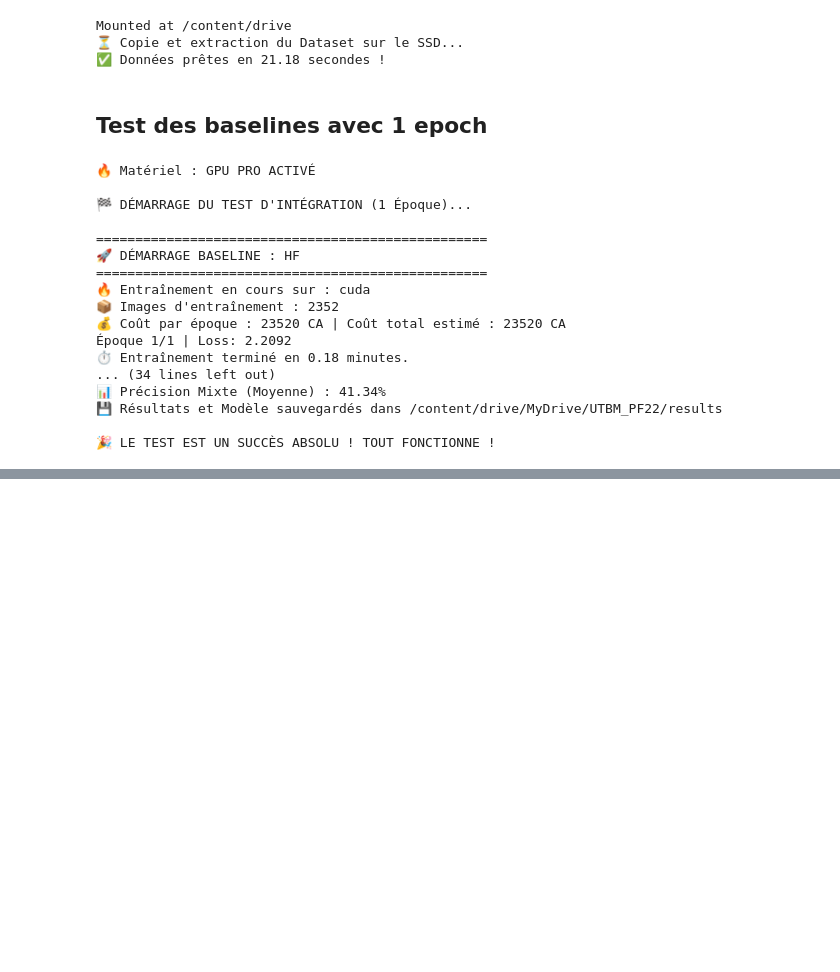
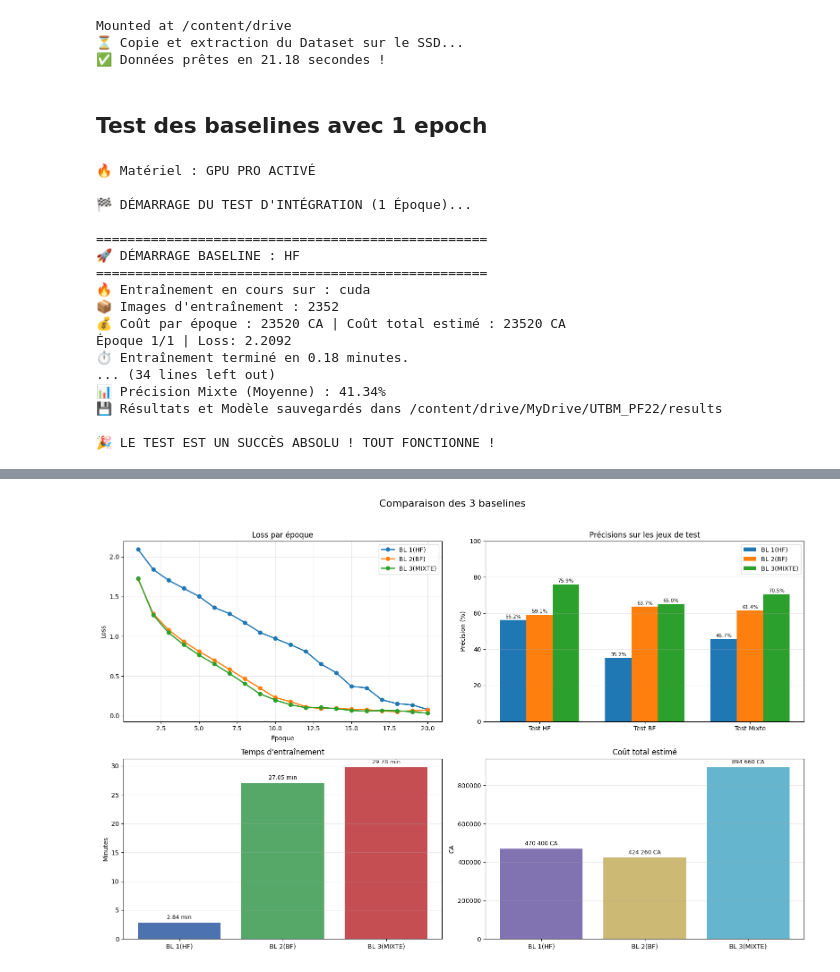
Before and after one commit to VasicIvann/PF22_MultiFidelity_DL, a Jupyter notebook: notebooks/03_run_baselines.ipynb, the cells around one changed output, grey strips where cells are left out. Cells and saved outputs as stored; diff of their text form; code cells hidden in the pictures; blank space fills up the shorter version.

Commit message:
Updating the report + ploting graphics about the baselines

```diff
--- a/notebooks/03_run_baselines.ipynb
+++ b/notebooks/03_run_baselines.ipynb
@@ -96,0 +182,95 @@ else:
+# %%
+import matplotlib.pyplot as plt
+import numpy as np
+
+# Données récupérées depuis la sortie d'entraînement (cellule 6)
+baseline_keys = ["HF", "BF", "MIXTE"]
+baseline_labels = {
+    "HF": "BL 1(HF)",
+    "BF": "BL 2(BF)",
+    "MIXTE": "BL 3(MIXTE)",
+}
+epochs = np.arange(1, 21)
+
+losses = {
+    "HF": [2.0949, 1.8412, 1.7056, 1.6029, 1.5031, 1.3624, 1.2850, 1.1730, 1.0493, 0.9712, 0.8952, 0.8098, 0.6523, 0.5412, 0.3695, 0.3500, 0.2002, 0.1520, 0.1358, 0.0789],
+    "BF": [1.7230, 1.2843, 1.0825, 0.9331, 0.8101, 0.6997, 0.5832, 0.4659, 0.3478, 0.2293, 0.1769, 0.1139, 0.0890, 0.0946, 0.0808, 0.0776, 0.0583, 0.0517, 0.0639, 0.0695],
+    "MIXTE": [1.7312, 1.2675, 1.0455, 0.8942, 0.7644, 0.6509, 0.5318, 0.4039, 0.2746, 0.1987, 0.1378, 0.1010, 0.1036, 0.0887, 0.0661, 0.0579, 0.0654, 0.0630, 0.0481, 0.0314],
+}
+
+acc_labels = ["Test HF", "Test BF", "Test Mixte"]
+accuracies = {
+    "HF": [56.20, 35.16, 45.68],
+    "BF": [59.07, 63.66, 61.36],
+    "MIXTE": [75.90, 65.03, 70.47],
+}
+
+train_time_min = {
+    "HF": 2.84,
+    "BF": 27.05,
+    "MIXTE": 29.78,
+}
+
+cost_total_ca = {
+    "HF": 470400,
+    "BF": 424260,
+    "MIXTE": 894660,
+}
+
+fig, axes = plt.subplots(2, 2, figsize=(16, 10))
+fig.suptitle("Comparaison des 3 baselines", fontsize=16, y=1.02)
+
+# 1) Courbes de loss
+ax = axes[0, 0]
+for k in baseline_keys:
+    ax.plot(epochs, losses[k], marker="o", linewidth=2, label=baseline_labels[k])
+ax.set_title("Loss par \u00e9poque")
+ax.set_xlabel("\u00c9poque")
+ax.set_ylabel("Loss")
+ax.grid(alpha=0.3)
+ax.legend()
+
+# 2) Précisions test (barres groupées)
+ax = axes[0, 1]
+x = np.arange(len(acc_labels))
+width = 0.25
+for i, k in enumerate(baseline_keys):
+    vals = accuracies[k]
+    bars = ax.bar(x + (i - 1) * width, vals, width=width, label=baseline_labels[k])
+    for bar in bars:
+        h = bar.get_height()
+        ax.text(bar.get_x() + bar.get_width() / 2, h + 0.6, f"{h:.1f}%", ha="center", va="bottom", fontsize=8)
+ax.set_title("Pr\u00e9cisions sur les jeux de test")
+ax.set_xticks(x)
+ax.set_xticklabels(acc_labels)
+ax.set_ylabel("Pr\u00e9cision (%)")
+ax.set_ylim(0, 100)
+ax.grid(axis="y", alpha=0.3)
+ax.legend()
+
+# 3) Temps d'entraînement total
+ax = axes[1, 0]
+time_vals = [train_time_min[k] for k in baseline_keys]
+bars = ax.bar([baseline_labels[k] for k in baseline_keys], time_vals, color=["#4C72B0", "#55A868", "#C44E52"])
+for bar in bars:
+    h = bar.get_height()
+    ax.text(bar.get_x() + bar.get_width() / 2, h + 0.4, f"{h:.2f} min", ha="center", va="bottom", fontsize=9)
+ax.set_title("Temps d'entra\u00eenement")
+ax.set_ylabel("Minutes")
+ax.grid(axis="y", alpha=0.3)
+
+# 4) Coût total estimé
+ax = axes[1, 1]
+cost_vals = [cost_total_ca[k] for k in baseline_keys]
+bars = ax.bar([baseline_labels[k] for k in baseline_keys], cost_vals, color=["#8172B2", "#CCB974", "#64B5CD"])
+for bar in bars:
+    h = bar.get_height()
+    ax.text(bar.get_x() + bar.get_width() / 2, h + 10000, f"{int(h):,} CA".replace(",", " "), ha="center", va="bottom", fontsize=9)
+ax.set_title("Co\u00fbt total estim\u00e9")
+ax.set_ylabel("CA")
+ax.grid(axis="y", alpha=0.3)
+
+plt.tight_layout()
+plt.show()
+# %% [output]
+[figure, added]
```
Also changed, not shown: parts of 4 cells of this notebook, 9 other files.
